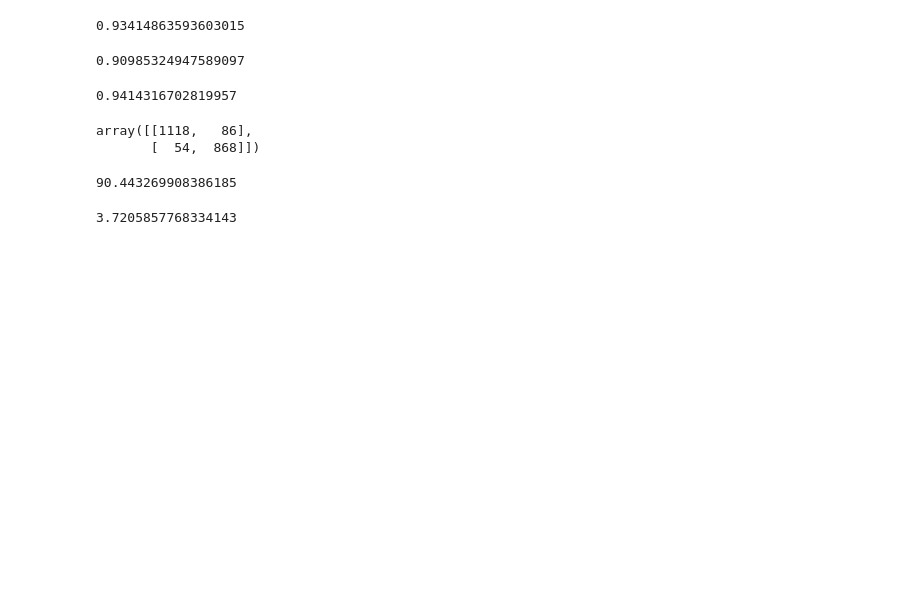
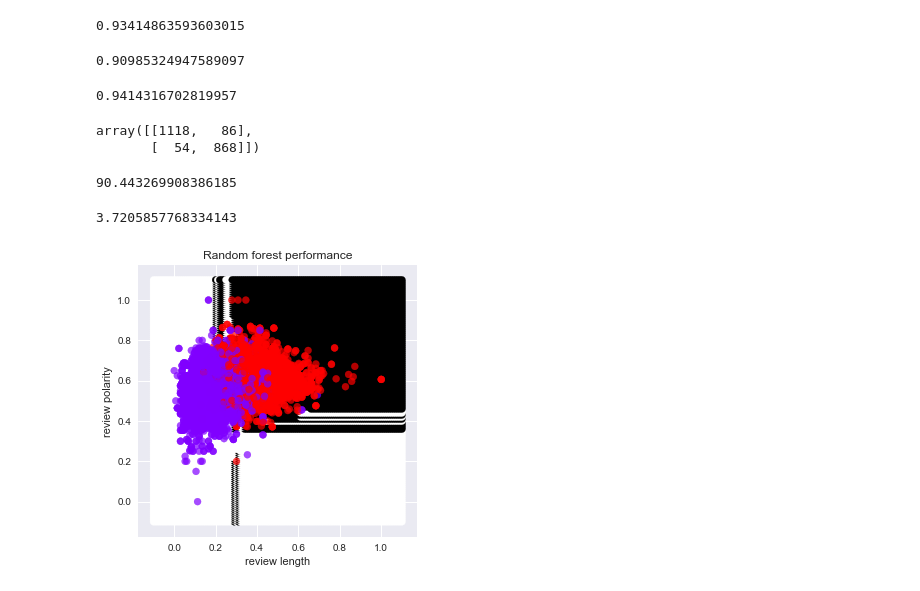
Before and after one commit to pavlafuxova/TFM, a Jupyter notebook: length_polarity_classifier.ipynb, the cells around one changed output. Cells and saved outputs as stored; diff of their text form; code cells hidden in the pictures; blank space fills up the shorter version.

Commit message:
minor changes to random forest

```diff
--- a/length_polarity_classifier.ipynb
+++ b/length_polarity_classifier.ipynb
@@ -447,3 +447,20 @@ np.mean(cross_val_score(clf_rf,X_test,y_test,cv=50))*100
 np.std(cross_val_score(clf_rf,X_test,y_test,cv=50))*100
 # %% [output]
 3.7205857768334143
+# %%
+h=0.01
+y_min, y_max = X[:, 0].min() - .1, X[:, 0].max() + .1
+xx, yy = np.meshgrid(np.arange(x_min, x_max, h),
+                         np.arange(y_min, y_max, h))
+Z = clf_rf.predict(np.c_[yy.ravel(), xx.ravel()])
+Z = Z.reshape(xx.shape)
+
+plt.figure(figsize=(5,5))
+plt.scatter(xx, yy,c=Z)
+plt.scatter(X[:,1],X[:,0],c=y,cmap="rainbow",alpha=0.7)
+plt.xlabel('review length')
+plt.ylabel('review polarity')
+plt.title('Random forest performance')
+plt.show()
+# %% [output]
+[figure, added]
```
Also changed, not shown: parts of 1 cell of this notebook.
